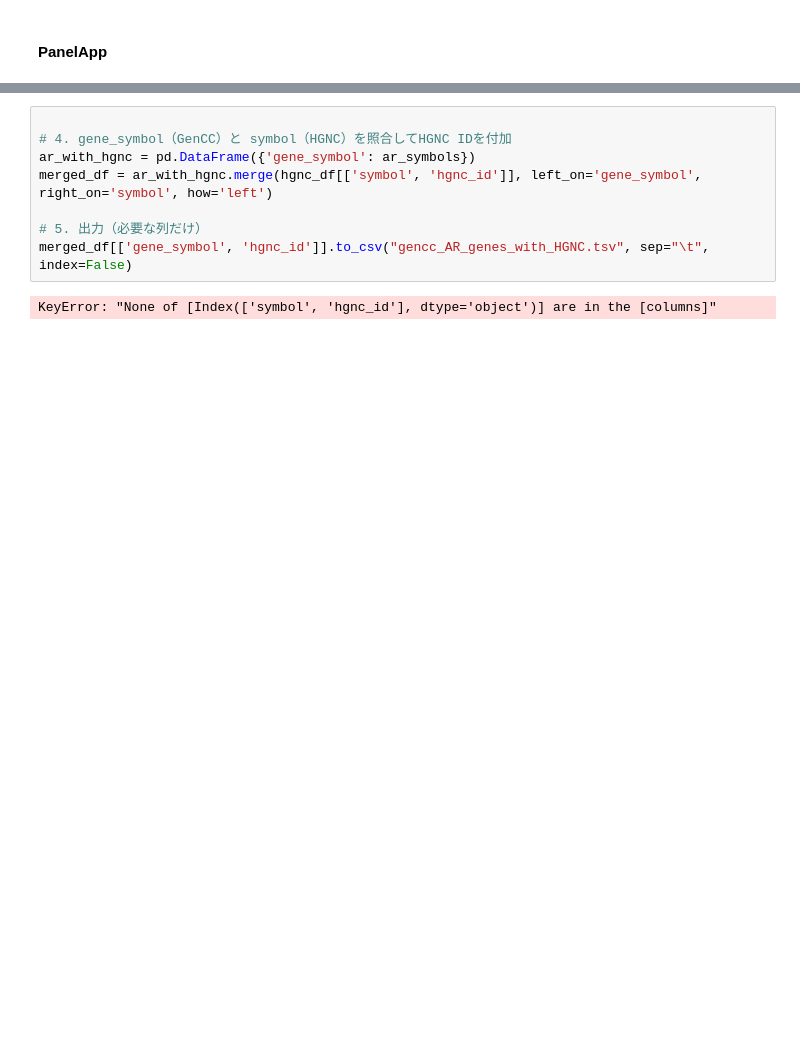
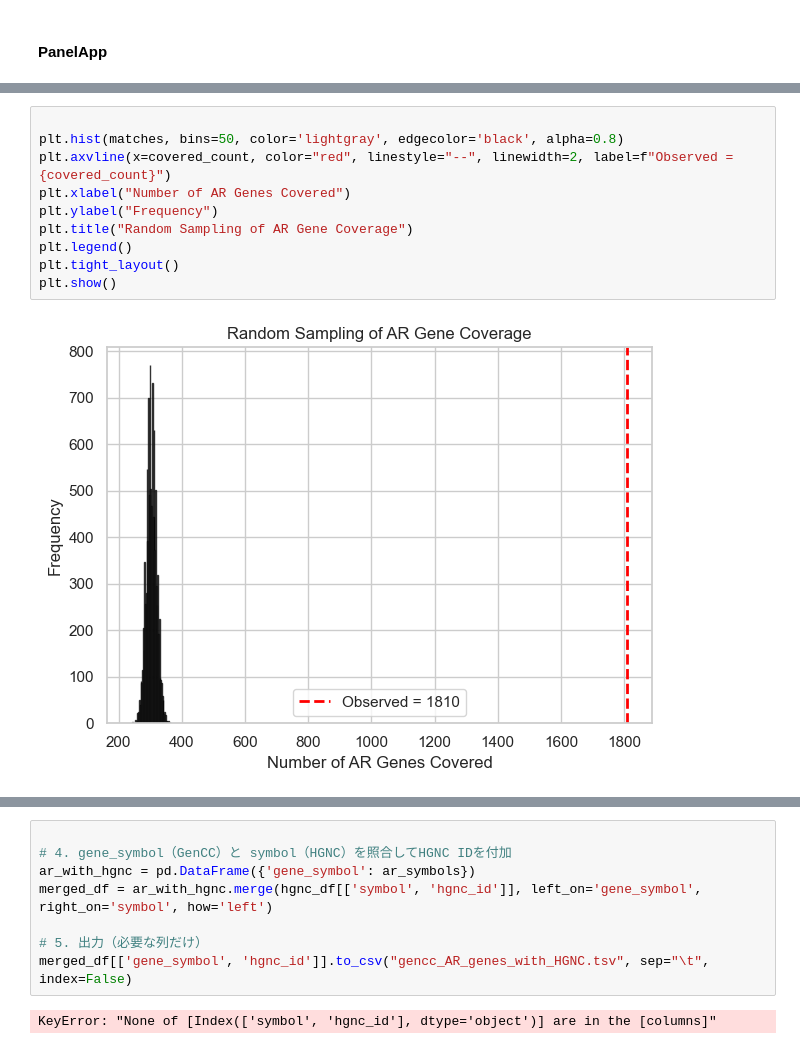
Before and after one commit to ysut/nar-gab_subanalysis, a Jupyter notebook: comaprison_rec.ipynb, the cells around one changed output, grey strips where cells are left out. Saved outputs shown, nothing was run; the diff lists cells and outputs as text; blank space fills up the shorter version.

```diff
--- a/comaprison_rec.ipynb
+++ b/comaprison_rec.ipynb
@@ -46,0 +256,12 @@ hgnc_df.head()
+# %%
+
+plt.hist(matches, bins=50, color='lightgray', edgecolor='black', alpha=0.8)
+plt.axvline(x=covered_count, color="red", linestyle="--", linewidth=2, label=f"Observed = {covered_count}")
+plt.xlabel("Number of AR Genes Covered")
+plt.ylabel("Frequency")
+plt.title("Random Sampling of AR Gene Coverage")
+plt.legend()
+plt.tight_layout()
+plt.show()
+# %% [output]
+[figure, added]
```
Also changed, not shown: parts of 21 cells of this notebook.
